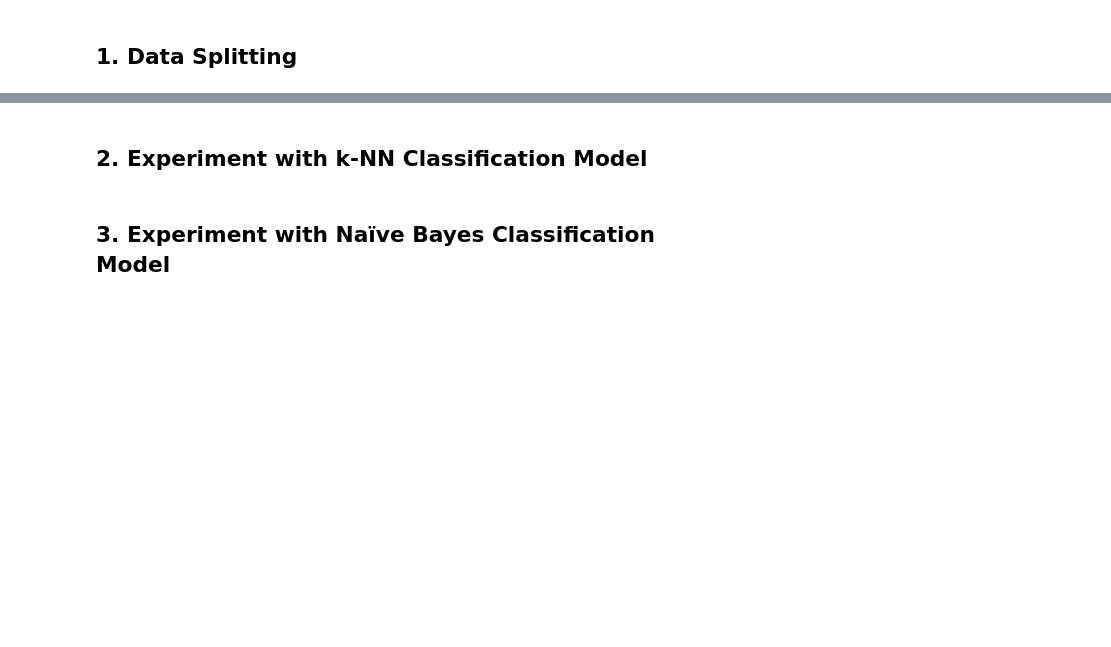
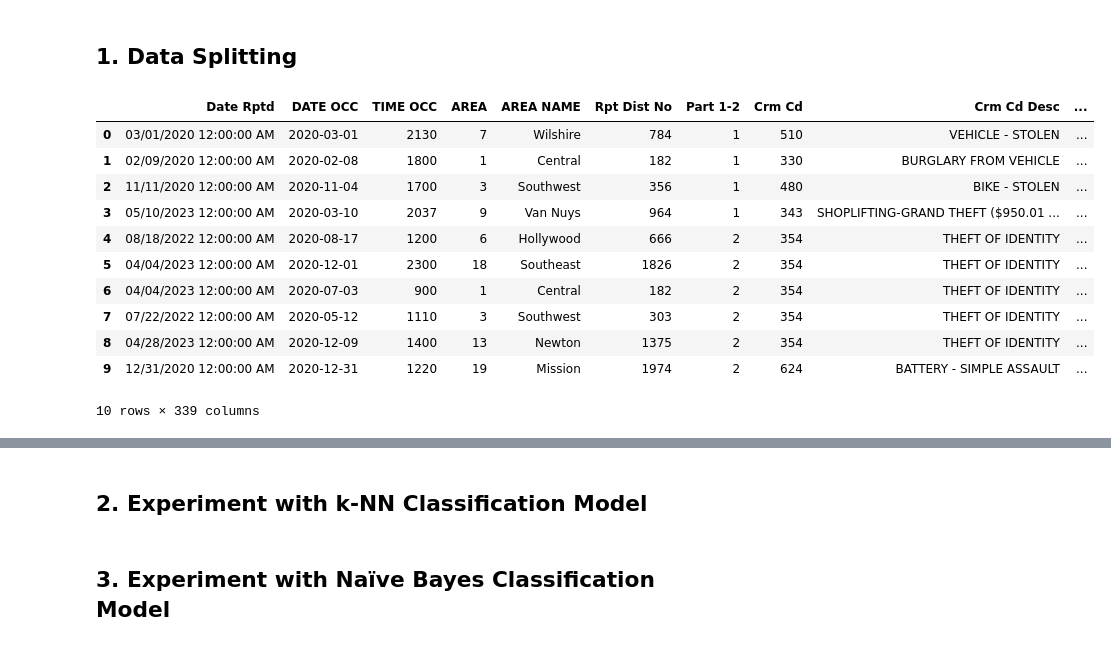
Before and after one commit to dimslalom/pap-gpa-group3, a Jupyter notebook: classification.ipynb, the cells around one changed output, grey strips where cells are left out. Cells and saved outputs as stored; diff of their text form; code cells hidden in the pictures; blank space fills up the shorter version.

```diff
--- a/classification.ipynb
+++ b/classification.ipynb
@@ -1,4 +1,27 @@
 # %% [markdown]
 ## 1. Data Splitting
+# %%
+import pandas as pd
+import gzip
+
+# Read from the GZ file
+with gzip.open('cleaned_crime_data.csv.gz', 'rt') as f:
+    df = pd.read_csv(f)
+
+# Display the first 10 rows of the dataset
+df.head(10)
+# %% [output]
+|  | Date Rptd | DATE OCC | TIME OCC | AREA | AREA NAME | Rpt Dist No | Part 1-2 | Crm Cd | Crm Cd Desc | ... |
+| 0 | 03/01/2020 12:00:00 AM | 2020-03-01 | 2130 | 7 | Wilshire | 784 | 1 | 510 | VEHICLE - STOLEN | ... |
+| 1 | 02/09/2020 12:00:00 AM | 2020-02-08 | 1800 | 1 | Central | 182 | 1 | 330 | BURGLARY FROM VEHICLE | ... |
+| 2 | 11/11/2020 12:00:00 AM | 2020-11-04 | 1700 | 3 | Southwest | 356 | 1 | 480 | BIKE - STOLEN | ... |
+| 3 | 05/10/2023 12:00:00 AM | 2020-03-10 | 2037 | 9 | Van Nuys | 964 | 1 | 343 | SHOPLIFTING-GRAND THEFT ($950.01 ... | ... |
+| 4 | 08/18/2022 12:00:00 AM | 2020-08-17 | 1200 | 6 | Hollywood | 666 | 2 | 354 | THEFT OF IDENTITY | ... |
+| 5 | 04/04/2023 12:00:00 AM | 2020-12-01 | 2300 | 18 | Southeast | 1826 | 2 | 354 | THEFT OF IDENTITY | ... |
+| 6 | 04/04/2023 12:00:00 AM | 2020-07-03 | 900 | 1 | Central | 182 | 2 | 354 | THEFT OF IDENTITY | ... |
+| 7 | 07/22/2022 12:00:00 AM | 2020-05-12 | 1110 | 3 | Southwest | 303 | 2 | 354 | THEFT OF IDENTITY | ... |
+| 8 | 04/28/2023 12:00:00 AM | 2020-12-09 | 1400 | 13 | Newton | 1375 | 2 | 354 | THEFT OF IDENTITY | ... |
+| 9 | 12/31/2020 12:00:00 AM | 2020-12-31 | 1220 | 19 | Mission | 1974 | 2 | 624 | BATTERY - SIMPLE ASSAULT | ... |
+10 rows × 339 columns
 # %%
 import pandas as pd
```
Also changed, not shown: parts of 4 cells of this notebook.
